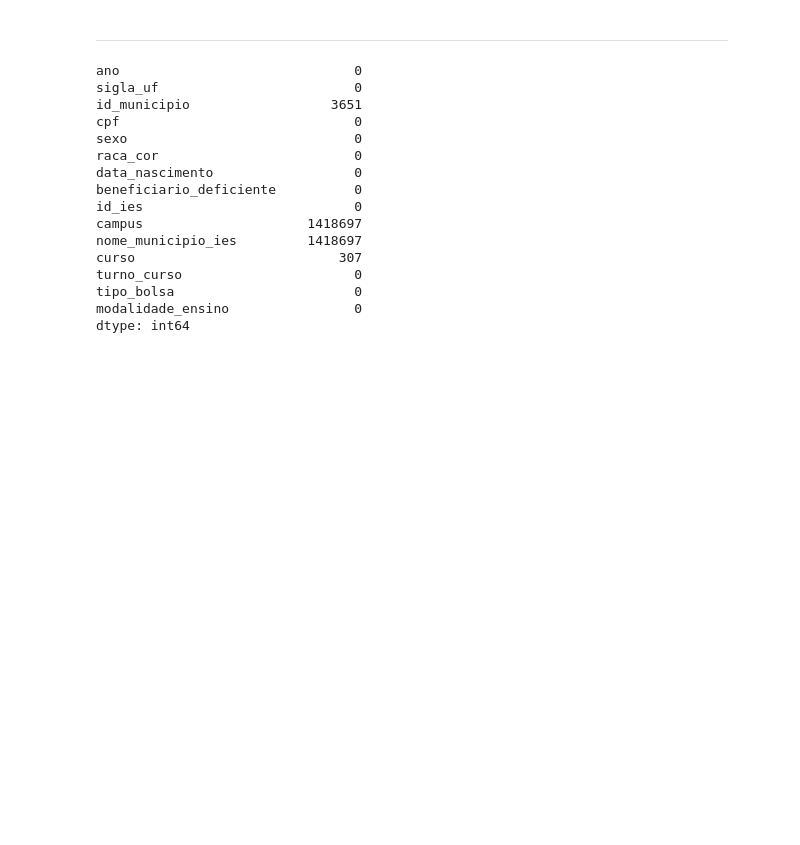
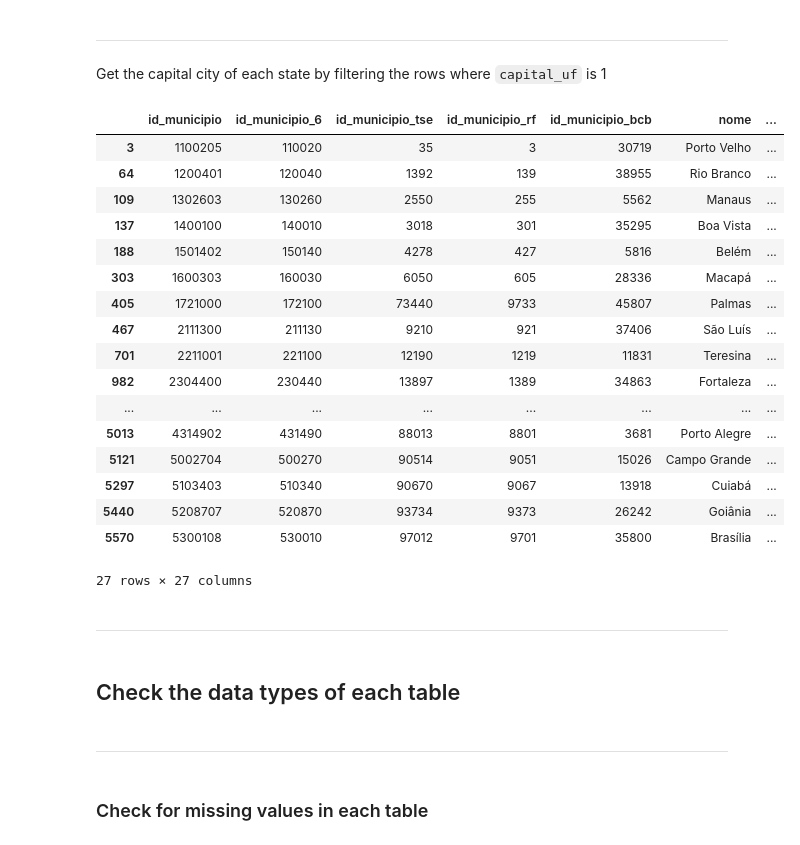
Before and after one commit to jsnpereira-datascience/prouni-analytics, a Jupyter notebook: notebook/data_processing.ipynb, the cells around one changed output. Drawn from its saved outputs; the diff is of its cells as text; code cells hidden in the pictures; blank space fills up the shorter version.

Commit message:
Added load file and processing the data missing

```diff
--- a/notebook/data_processing.ipynb
+++ b/notebook/data_processing.ipynb
@@ -17,7 +17,6 @@ pd.set_option('display.float_format',lambda x: '%.0f' % x)
 # %%
-dados_ies = file.load(file_path='../data/raw/dados_ies.csv',sep=',')
-
-dados_ies
+data_ies = file.load(file_path='../data/raw/dados_ies.csv',sep=',')
+data_ies
 # %% [output]
 |  | id_ies | nome | tipo_instituicao | rede | situacao_funcionamento | id_municipio | sigla_uf |
 | 0 | 1540 | Instituto De Ensino Superior De R... | Privada | Privada | Ativa | 1100023 | RO |
@@ -32,3 +31,6 @@ dados_ies
 | 6587 | 5030 | Faculdade De Filosofia E Ciencias... | Privada | Privada | Inativa | 5300108 | DF |
 | 6588 | 5042 | Seminario Nacional Itej | Privada | Privada | Inativa | 5300108 | DF |
 6589 rows × 7 columns
+# %%
+prouni_dictionary = file.load(file_path='../data/raw/prouni_dicionario.csv',sep=',')
+prouni_dictionary
@@ -34,0 +55,3 @@ dados_ies
+# %%
+data_cities = file.load(file_path='../data/raw/dados_municipio.csv',sep=',')
+data_cities
@@ -51,24 +88,31 @@ dados_prouni
 1418697 rows × 15 columns
 # %% [markdown]
 ***
-# %%
-analise_campos_vazio = dados_prouni.isna().sum()
-
-analise_campos_vazio
-# %% [output]
-ano                              0
-sigla_uf                         0
-id_municipio                  3651
-cpf                              0
-sexo                             0
-raca_cor                         0
-data_nascimento                  0
-beneficiario_deficiente          0
-id_ies                           0
-campus                     1418697
-nome_municipio_ies         1418697
-curso                          307
-turno_curso                      0
-tipo_bolsa                       0
-modalidade_ensino                0
-dtype: int64
+# %% [markdown]
+Get the capital city of each state by filtering the rows where `capital_uf` is 1
+# %%
+state_capital = prouni.get_state_capital(data_cities)
+state_capital
+# %% [output]
+|  | id_municipio | id_municipio_6 | id_municipio_tse | id_municipio_rf | id_municipio_bcb | nome | ... |
+| 3 | 1100205 | 110020 | 35 | 3 | 30719 | Porto Velho | ... |
+| 64 | 1200401 | 120040 | 1392 | 139 | 38955 | Rio Branco | ... |
+| 109 | 1302603 | 130260 | 2550 | 255 | 5562 | Manaus | ... |
+| 137 | 1400100 | 140010 | 3018 | 301 | 35295 | Boa Vista | ... |
+| 188 | 1501402 | 150140 | 4278 | 427 | 5816 | Belém | ... |
+| 303 | 1600303 | 160030 | 6050 | 605 | 28336 | Macapá | ... |
+| 405 | 1721000 | 172100 | 73440 | 9733 | 45807 | Palmas | ... |
+| 467 | 2111300 | 211130 | 9210 | 921 | 37406 | São Luís | ... |
+| 701 | 2211001 | 221100 | 12190 | 1219 | 11831 | Teresina | ... |
+| 982 | 2304400 | 230440 | 13897 | 1389 | 34863 | Fortaleza | ... |
+| ... | ... | ... | ... | ... | ... | ... | ... |
+| 5013 | 4314902 | 431490 | 88013 | 8801 | 3681 | Porto Alegre | ... |
+| 5121 | 5002704 | 500270 | 90514 | 9051 | 15026 | Campo Grande | ... |
+| 5297 | 5103403 | 510340 | 90670 | 9067 | 13918 | Cuiabá | ... |
+| 5440 | 5208707 | 520870 | 93734 | 9373 | 26242 | Goiânia | ... |
+| 5570 | 5300108 | 530010 | 97012 | 9701 | 35800 | Brasília | ... |
+27 rows × 27 columns
+# %% [markdown]
+***
+# %% [markdown]
+## Check the data types of each table
@@ -74,0 +131,4 @@ dtype: int64
+# %% [markdown]
+***
+# %% [markdown]
+### Check for missing values in each table
```
Also changed, not shown: parts of 26 cells of this notebook, 3 other files.
